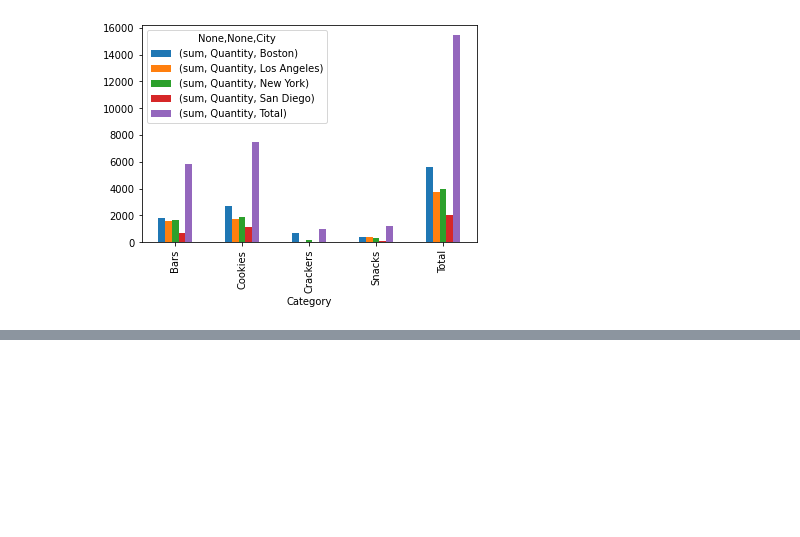
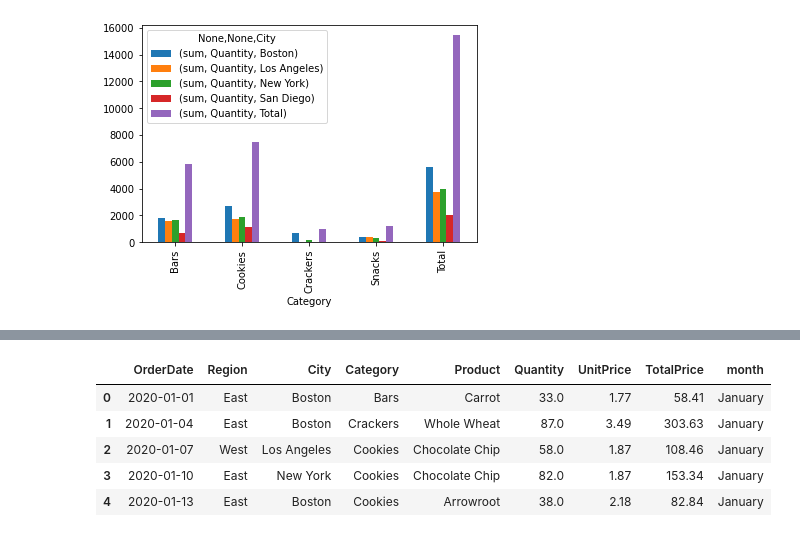
Before and after one commit to sledhead/python_core_test, a Jupyter notebook: excel_test.ipynb, the cells around one changed output, grey strips where cells are left out. Saved outputs shown, nothing was run; the diff lists cells and outputs as text; code cells hidden in the pictures; blank space fills up the shorter version.

```diff
--- a/excel_test.ipynb
+++ b/excel_test.ipynb
@@ -297,0 +318,9 @@ save2_table.plot(kind='bar')
+# %%
+df_month.head()
+# %% [output]
+|  | OrderDate | Region | City | Category | Product | Quantity | UnitPrice | TotalPrice | month |
+| 0 | 2020-01-01 | East | Boston | Bars | Carrot | 33.0 | 1.77 | 58.41 | January |
+| 1 | 2020-01-04 | East | Boston | Crackers | Whole Wheat | 87.0 | 3.49 | 303.63 | January |
+| 2 | 2020-01-07 | West | Los Angeles | Cookies | Chocolate Chip | 58.0 | 1.87 | 108.46 | January |
+| 3 | 2020-01-10 | East | New York | Cookies | Chocolate Chip | 82.0 | 1.87 | 153.34 | January |
+| 4 | 2020-01-13 | East | Boston | Cookies | Arrowroot | 38.0 | 2.18 | 82.84 | January |
```
Also changed, not shown: parts of 5 cells of this notebook.
